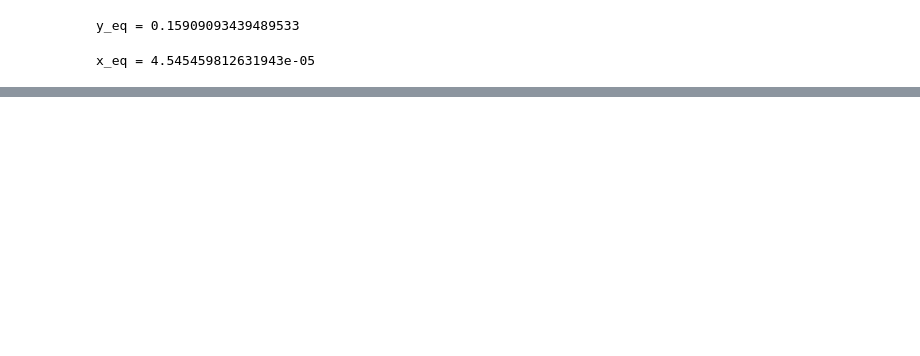
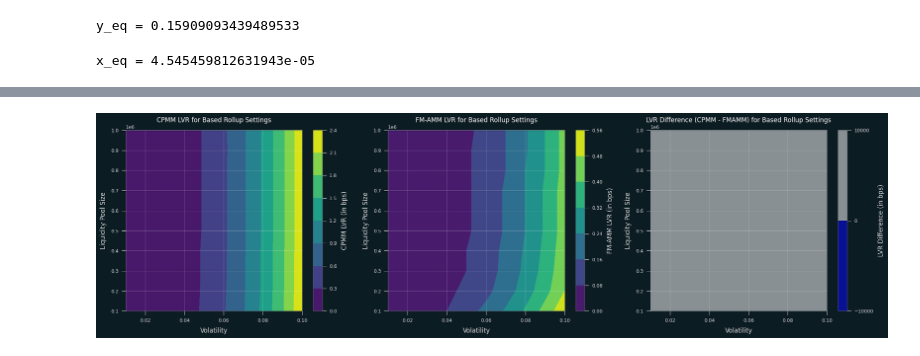
Before and after one commit to kosunghun317/FMAMM_LVR, a Jupyter notebook: notebooks/CPMM_FMAMM_LVR_comparison.ipynb, the cells around one changed output, grey strips where cells are left out. Drawn from its saved outputs; the diff is of its cells as text; code cells hidden in the pictures; blank space fills up the shorter version.

Commit message:
added simulations for based rollups and L2s

```diff
--- a/notebooks/CPMM_FMAMM_LVR_comparison.ipynb
+++ b/notebooks/CPMM_FMAMM_LVR_comparison.ipynb
@@ -397,11 +399,64 @@ blocks_per_day = 24 * 60 * 60 / block_time
 paths = 1_000
 days = 7
 p_init = 3500
-tx_cost = 1
+tx_cost = 0.05
 
 # variables
 volatility = np.linspace(0.01, 0.10, 10)
 liquidity_pool_sizes = np.linspace(100_000, 1000_000, 10)
+# %%
+# Running simulations and plotting results
+lvr_cpmm_results = np.zeros((len(liquidity_pool_sizes), len(volatility)))
+lvr_fmamm_results = np.zeros((len(liquidity_pool_sizes), len(volatility)))
+
+for i, l_init in enumerate(liquidity_pool_sizes):
+    for j, vol in enumerate(volatility):
+        results = run_simulations(
+            p_init, l_init, tx_cost, vol, blocks_per_day, paths, days
+        )
+        lvr_cpmm_results[i, j] = round(results[0] * 10**4, 2)
+        lvr_fmamm_results[i, j] = round(results[1] * 10**4, 2)
+
+# Calculate the difference between CPMM and FMAMM LVRs
+lvr_diff = lvr_cpmm_results - lvr_fmamm_results
+
+# Plotting the results
+X, Y = np.meshgrid(volatility, liquidity_pool_sizes)
+
+plt.figure(figsize=(21, 6))
+
+plt.subplot(1, 3, 1)
+plt.contourf(X, Y, lvr_cpmm_results, cmap="viridis")
+plt.colorbar(label="CPMM LVR (in bps)")
+plt.xlabel("Volatility")
+plt.ylabel("Liquidity Pool Size")
+plt.title(f"CPMM LVR for Based Rollup Settings")
+
+plt.subplot(1, 3, 2)
+plt.contourf(X, Y, lvr_fmamm_results, cmap="viridis")
+plt.colorbar(label="FM-AMM LVR (in bps)")
+plt.xlabel("Volatility")
+plt.ylabel("Liquidity Pool Size")
+plt.title(f"FM-AMM LVR for Based Rollup Settings")
+
+plt.subplot(1, 3, 3)
+plt.contourf(
+    X,
+    Y,
+    lvr_diff,
+    levels=[-10000, 0, 10000],
+    colors=["blue", "white", "green"],
+    alpha=0.5,
+)
+plt.colorbar(label="LVR Difference (in bps)")
+plt.xlabel("Volatility")
+plt.ylabel("Liquidity Pool Size")
+plt.title(f"LVR Difference (CPMM - FMAMM) for Based Rollup Settings")
+
+plt.tight_layout()
+plt.show()
+# %% [output]
+[figure, added]
 # %%
 # Typical L2 settings
 
```
Also changed, not shown: parts of 5 cells of this notebook.
